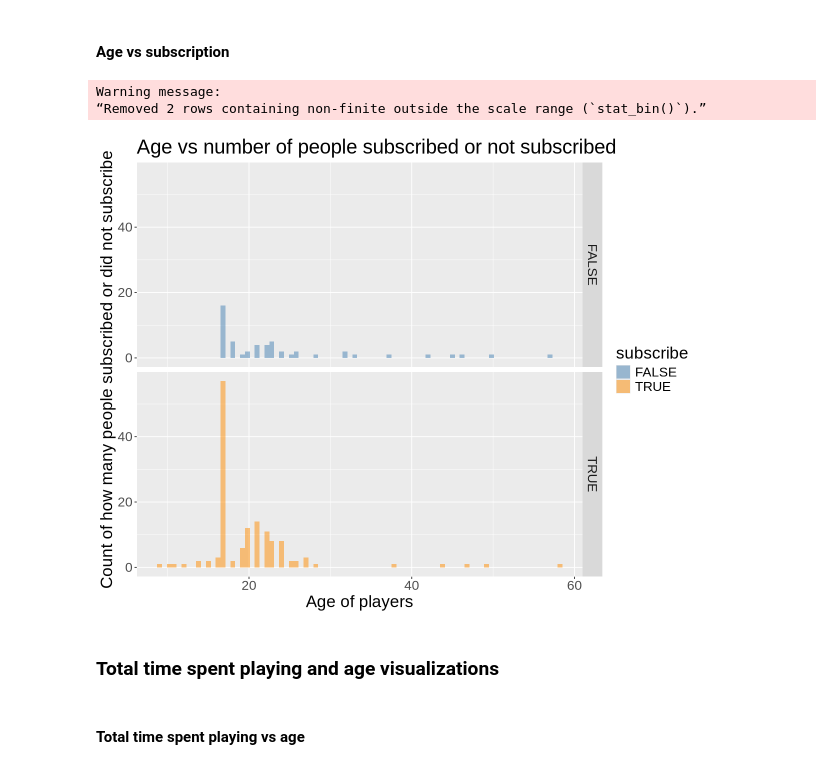
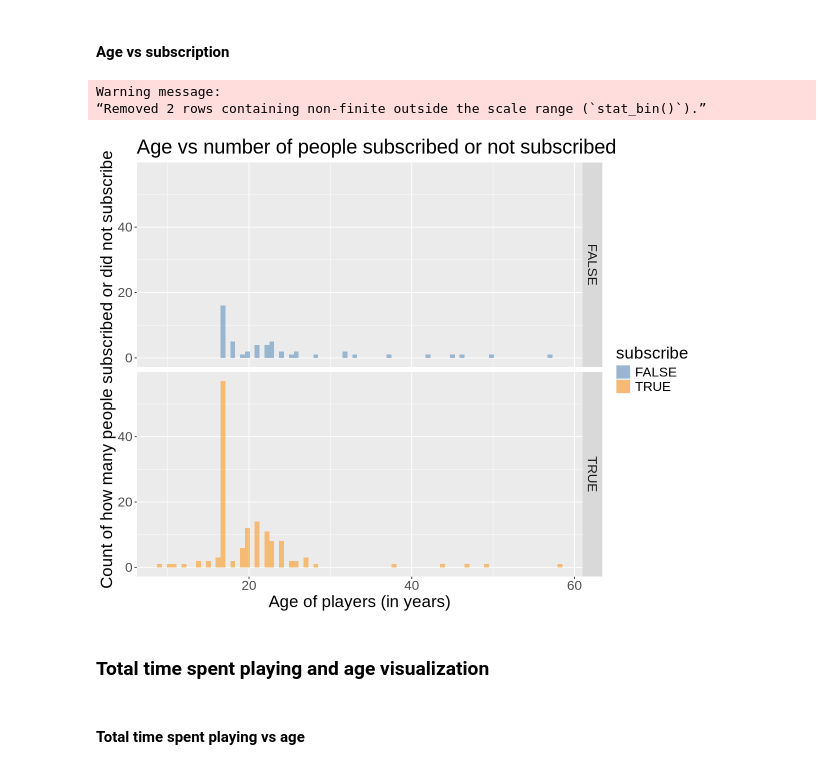
Before and after one commit to SimranHeir/DSCI-100-Project-Planning-Stage-Individual-Simran-Heir, a Jupyter notebook: Project Planning Individual Stage Notebook - Simran Heir.ipynb, the cells around one changed output. Drawn from its saved outputs; the diff is of its cells as text; code cells hidden in the pictures.

```diff
--- a/Project Planning Individual Stage Notebook - Simran Heir.ipynb
+++ b/Project Planning Individual Stage Notebook - Simran Heir.ipynb
@@ -425,23 +422,23 @@ graph_mean_age
 # %%
 library(RColorBrewer)
 histogram_played_hours <- specific_player_data|>
     ggplot (aes (x = Age, fill = subscribe)) +
     geom_histogram (alpha = 0.5, position = "identity", binwidth = 0.6) +
-    xlab ("Age of players") +
+    xlab ("Age of players (in years)") +
     ylab ("Count of how many people subscribed or did not subscribe") +
     ggtitle ("Age vs number of people subscribed or not subscribed") +
     scale_fill_manual(values = c("steelblue", "darkorange")) +
     facet_grid(rows = vars(subscribe)) +
     theme (text = element_text (size = 20))
     options (repr.plot.width = 10, repr.plot.height = 8)
 histogram_played_hours
 # %% [output]
 Warning message:
 “Removed 2 rows containing non-finite outside the scale range (`stat_bin()`).”
-[figure, old version]
+[figure, new version]
 # %% [markdown]
 
-### Total time spent playing and age visualizations
+### Total time spent playing and age visualization
 # %% [markdown]
 
 #### Total time spent playing vs age
```
Also changed, not shown: parts of 11 cells of this notebook.
